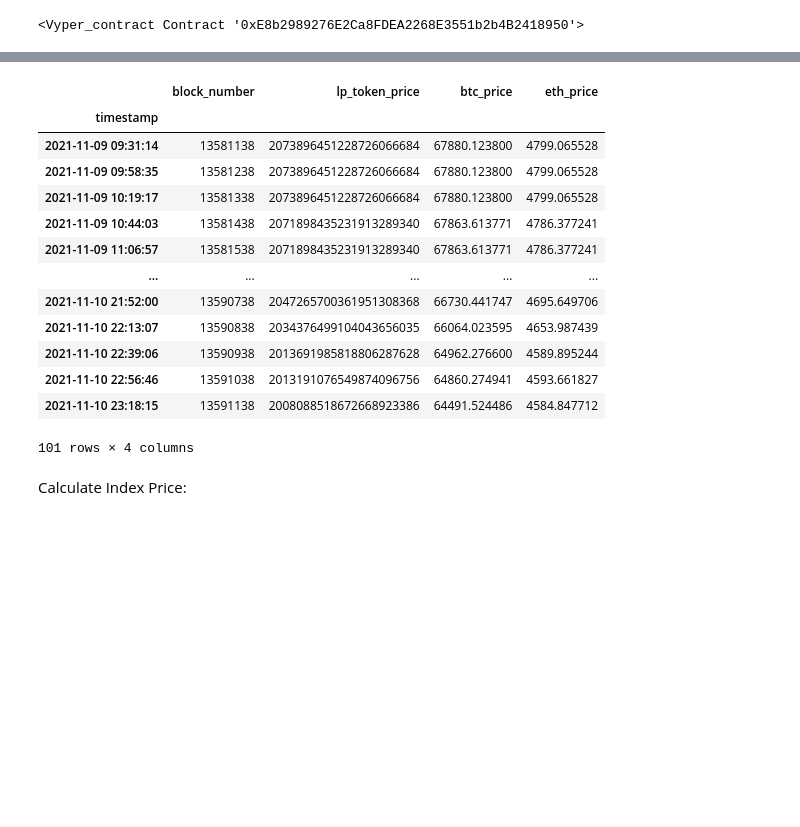
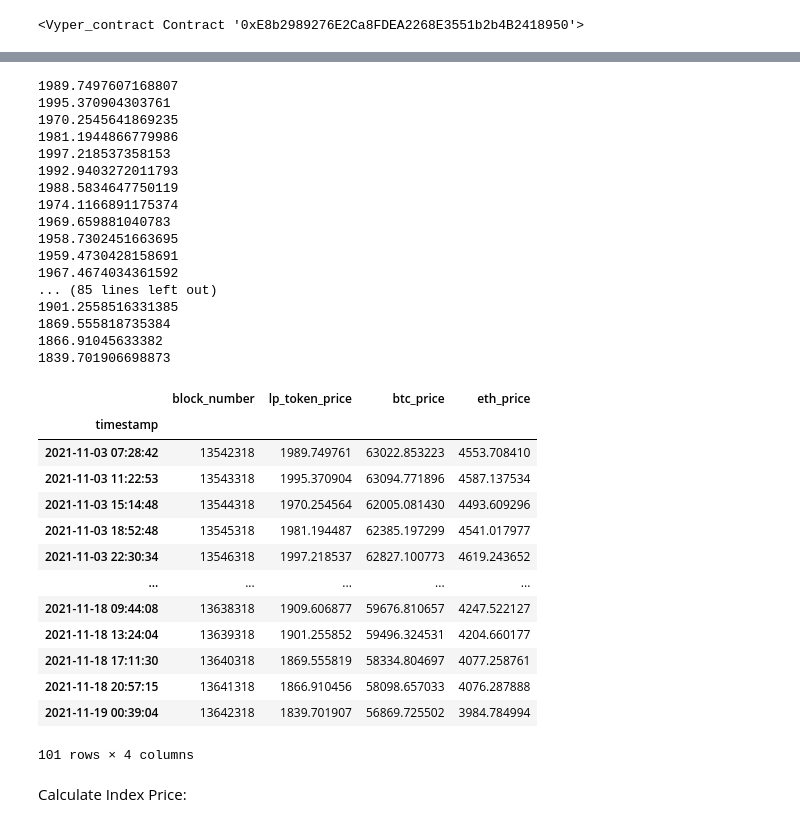
Before and after one commit to bout3fiddy/on-chain-analytics, a Jupyter notebook: notebooks/curve-analysis/curve-pools/pool_revenue/tricrypto/tricrypto2_lp_pricing.ipynb, the cells around one changed output, grey strips where cells are left out. Cells and saved outputs as stored; diff of their text form; code cells hidden in the pictures; blank space fills up the shorter version.

```diff
--- a/notebooks/curve-analysis/curve-pools/pool_revenue/tricrypto/tricrypto2_lp_pricing.ipynb
+++ b/notebooks/curve-analysis/curve-pools/pool_revenue/tricrypto/tricrypto2_lp_pricing.ipynb
@@ -57,16 +61,15 @@ def get_lp_price_from_block(
 
     for block_number in blocks_to_calculate:
 
-        block_details = brownie.web3.eth.get_block(block_number)
+        block_details = brownie.web3.eth.get_block(block_identifier=block_number)
         block_time = datetime.datetime.fromtimestamp(block_details['timestamp'])
+
         btc_price = lp_contract.price_oracle(0, block_identifier=block_number) * 1e-18
         eth_price = lp_contract.price_oracle(1, block_identifier=block_number) * 1e-18
+        virtual_price = lp_contract.get_virtual_price(block_identifier=block_number) * 1e-18
 
-        try:
-            lp_token_price = lp_price_contract.lp_price(block_identifier=block_number)
-        except ValueError:  # lp_price contract doesn't exist yet smh
-            lp_token_price = 0
-
+        lp_token_price = 3 * virtual_price * (btc_price * eth_price)**(1./3)
+        print(lp_token_price)
 
         data['timestamp'].append(block_time)
         data['block_number'].append(block_number)
@@ -78,29 +81,46 @@ def get_lp_price_from_block(
 
     return df_data.set_index('timestamp')
 # %%
-block_start = brownie.web3.eth.block_number - 10000
+block_start = brownie.web3.eth.block_number - 100000
 df_prices = get_lp_price_from_block(
     block_number_start=block_start,
     lp_price_contract=tricrypto2_lp_token_price_contract,
     lp_contract=tricrypto2_contract,
-    block_steps=100
+    block_steps=1000
 )
 df_prices
 # %% [output]
+1989.7497607168807
+1995.370904303761
+1970.2545641869235
+1981.1944866779986
+1997.218537358153
+1992.9403272011793
+1988.5834647750119
+1974.1166891175374
+1969.659881040783
+1958.7302451663695
+1959.4730428158691
+1967.4674034361592
+... (85 lines left out)
+1901.2558516331385
+1869.555818735384
+1866.91045633382
+1839.701906698873
 |  | block_number | lp_token_price | btc_price | eth_price |
 | timestamp |  |  |  |  |
-| 2021-11-09 09:31:14 | 13581138 | 2073896451228726066684 | 67880.123800 | 4799.065528 |
-| 2021-11-09 09:58:35 | 13581238 | 2073896451228726066684 | 67880.123800 | 4799.065528 |
-| 2021-11-09 10:19:17 | 13581338 | 2073896451228726066684 | 67880.123800 | 4799.065528 |
-| 2021-11-09 10:44:03 | 13581438 | 2071898435231913289340 | 67863.613771 | 4786.377241 |
-| 2021-11-09 11:06:57 | 13581538 | 2071898435231913289340 | 67863.613771 | 4786.377241 |
+| 2021-11-03 07:28:42 | 13542318 | 1989.749761 | 63022.853223 | 4553.708410 |
+| 2021-11-03 11:22:53 | 13543318 | 1995.370904 | 63094.771896 | 4587.137534 |
+| 2021-11-03 15:14:48 | 13544318 | 1970.254564 | 62005.081430 | 4493.609296 |
+| 2021-11-03 18:52:48 | 13545318 | 1981.194487 | 62385.197299 | 4541.017977 |
+| 2021-11-03 22:30:34 | 13546318 | 1997.218537 | 62827.100773 | 4619.243652 |
 | ... | ... | ... | ... | ... |
-| 2021-11-10 21:52:00 | 13590738 | 2047265700361951308368 | 66730.441747 | 4695.649706 |
-| 2021-11-10 22:13:07 | 13590838 | 2034376499104043656035 | 66064.023595 | 4653.987439 |
-| 2021-11-10 22:39:06 | 13590938 | 2013691985818806287628 | 64962.276600 | 4589.895244 |
-| 2021-11-10 22:56:46 | 13591038 | 2013191076549874096756 | 64860.274941 | 4593.661827 |
-| 2021-11-10 23:18:15 | 13591138 | 2008088518672668923386 | 64491.524486 | 4584.847712 |
+| 2021-11-18 09:44:08 | 13638318 | 1909.606877 | 59676.810657 | 4247.522127 |
+| 2021-11-18 13:24:04 | 13639318 | 1901.255852 | 59496.324531 | 4204.660177 |
+| 2021-11-18 17:11:30 | 13640318 | 1869.555819 | 58334.804697 | 4077.258761 |
+| 2021-11-18 20:57:15 | 13641318 | 1866.910456 | 58098.657033 | 4076.287888 |
+| 2021-11-19 00:39:04 | 13642318 | 1839.701907 | 56869.725502 | 3984.784994 |
-101 rows × 4 columns
+101 rows × 4 columns
 # %% [markdown]
 Calculate Index Price:
 # %%
```
Also changed, not shown: parts of 11 cells of this notebook, 2 other files.
